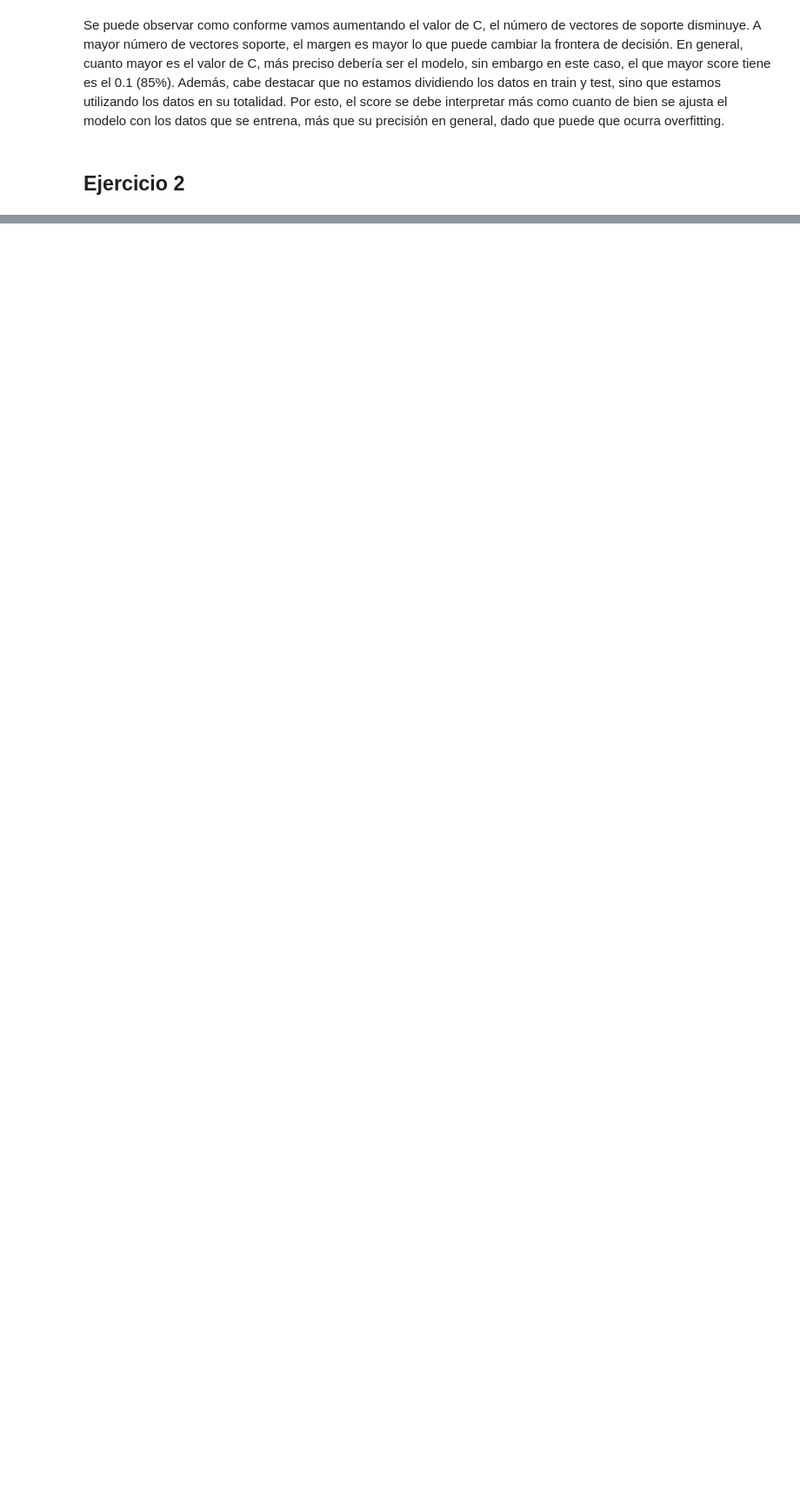
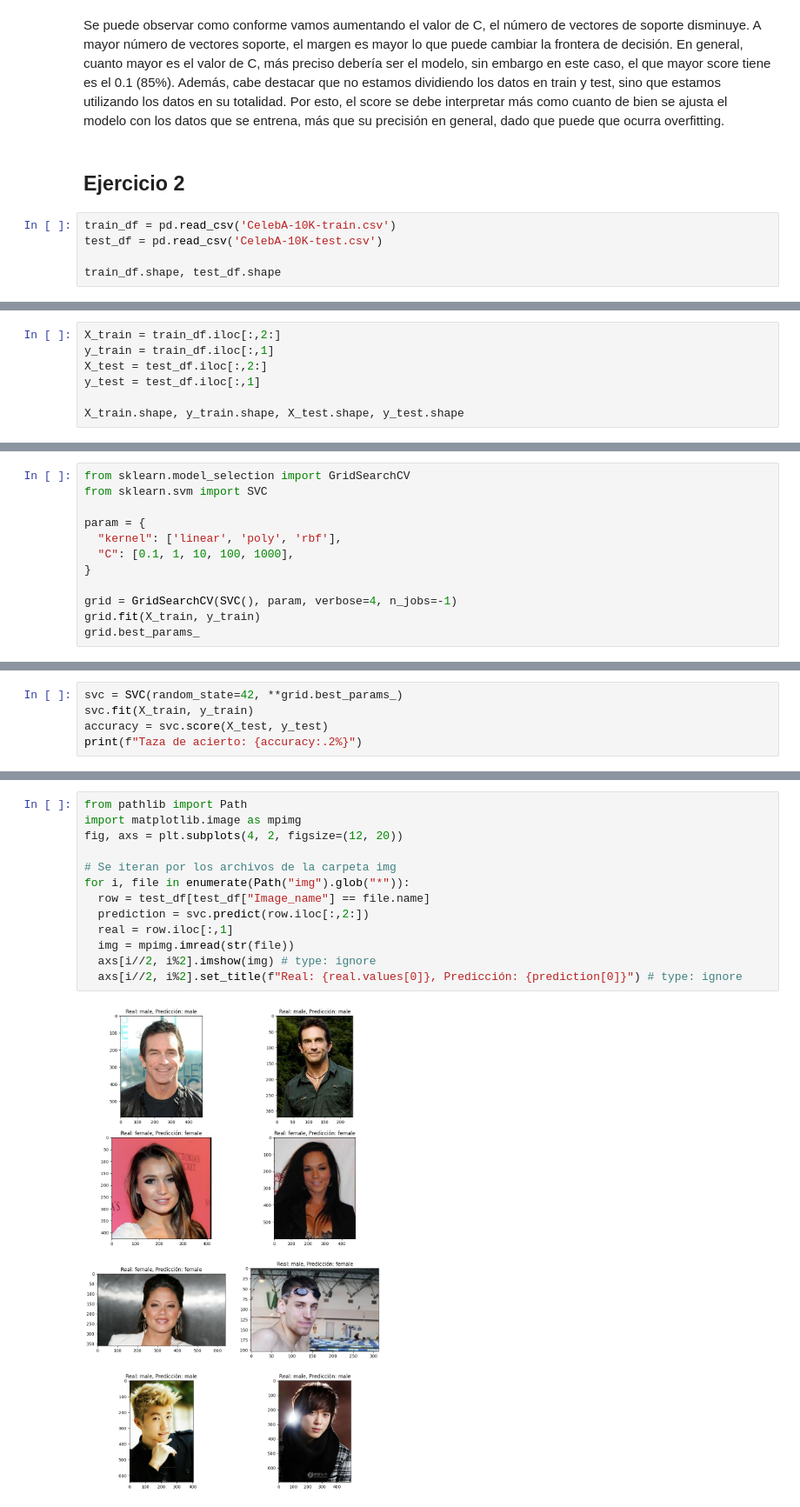
Before and after one commit to Aurora2500/aprendizaje-automatico, a Jupyter notebook: eight/svm.ipynb, the cells around one changed output, grey strips where cells are left out. Shown at 87% size. Drawn from its saved outputs; the diff is of its cells as text; blank space fills up the shorter version.

```diff
--- a/eight/svm.ipynb
+++ b/eight/svm.ipynb
@@ -52,3 +52,8 @@ for clf_i, clf in enumerate(classifiers):
 Se puede observar como conforme vamos aumentando el valor de C, el número de vectores de soporte disminuye. A mayor número de vectores soporte, el margen es mayor lo que puede cambiar la frontera de decisión. En general, cuanto mayor es el valor de C, más preciso debería ser el modelo, sin embargo en este caso, el que mayor score tiene es el 0.1 (85%). Además, cabe destacar que no estamos dividiendo los datos en train y test, sino que estamos utilizando los datos en su totalidad. Por esto, el score se debe interpretar más como cuanto de bien se ajusta el modelo con los datos que se entrena, más que su precisión en general, dado que puede que ocurra overfitting.
 # %% [markdown]
 ## Ejercicio 2
+# %%
+train_df = pd.read_csv('CelebA-10K-train.csv')
+test_df = pd.read_csv('CelebA-10K-test.csv')
+
+train_df.shape, test_df.shape
@@ -54,0 +62,7 @@ Se puede observar como conforme vamos aumentando el valor de C, el número de ve
+# %%
+X_train = train_df.iloc[:,2:]
+y_train = train_df.iloc[:,1]
+X_test = test_df.iloc[:,2:]
+y_test = test_df.iloc[:,1]
+
+X_train.shape, y_train.shape, X_test.shape, y_test.shape
@@ -54,0 +71,12 @@ Se puede observar como conforme vamos aumentando el valor de C, el número de ve
+# %%
+from sklearn.model_selection import GridSearchCV
+from sklearn.svm import SVC
+
+param = {
+  "kernel": ['linear', 'poly', 'rbf'],
+  "C": [0.1, 1, 10, 100, 1000],
+}
+
+grid = GridSearchCV(SVC(), param, verbose=4, n_jobs=-1)
+grid.fit(X_train, y_train)
+grid.best_params_
@@ -54,0 +102,5 @@ Se puede observar como conforme vamos aumentando el valor de C, el número de ve
+# %%
+svc = SVC(random_state=42, **grid.best_params_)
+svc.fit(X_train, y_train)
+accuracy = svc.score(X_test, y_test)
+print(f"Taza de acierto: {accuracy:.2%}")
@@ -54,0 +109,15 @@ Se puede observar como conforme vamos aumentando el valor de C, el número de ve
+# %%
+from pathlib import Path
+import matplotlib.image as mpimg
+fig, axs = plt.subplots(4, 2, figsize=(12, 20))
+
+# Se iteran por los archivos de la carpeta img
+for i, file in enumerate(Path("img").glob("*")):
+  row = test_df[test_df["Image_name"] == file.name]
+  prediction = svc.predict(row.iloc[:,2:])
+  real = row.iloc[:,1]
+  img = mpimg.imread(str(file))
+  axs[i//2, i%2].imshow(img) # type: ignore
+  axs[i//2, i%2].set_title(f"Real: {real.values[0]}, Predicción: {prediction[0]}") # type: ignore
+# %% [output]
+[figure, added]
```
Also changed, not shown: parts of 5 cells of this notebook, 2 other files.
